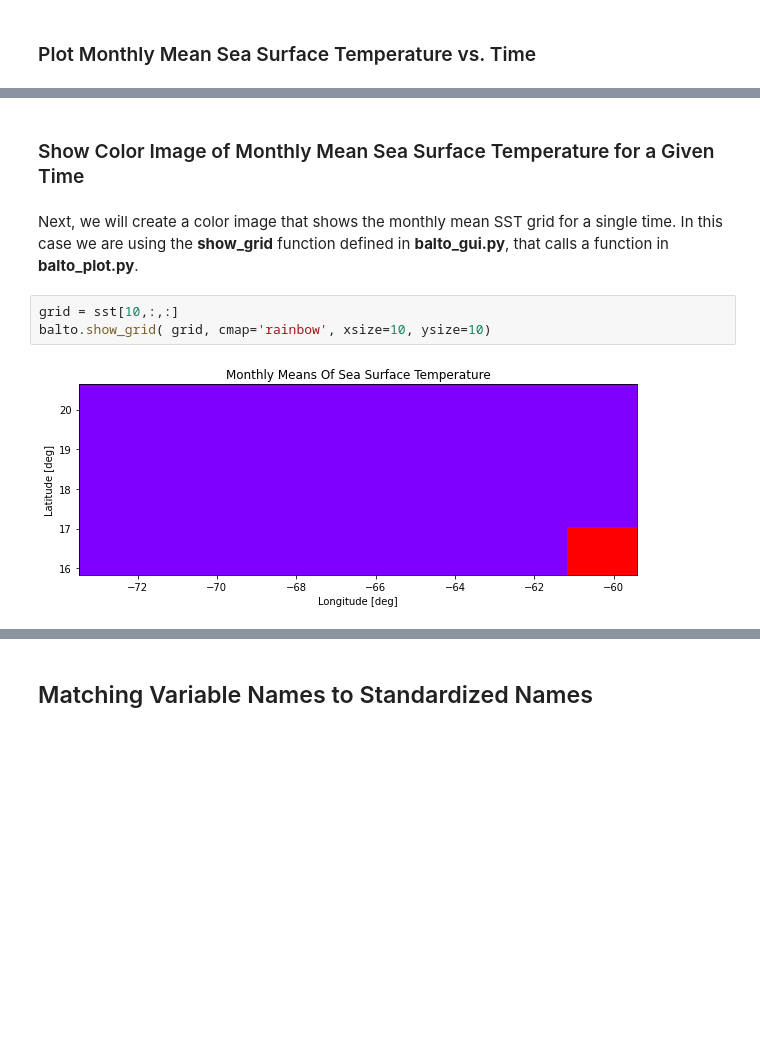
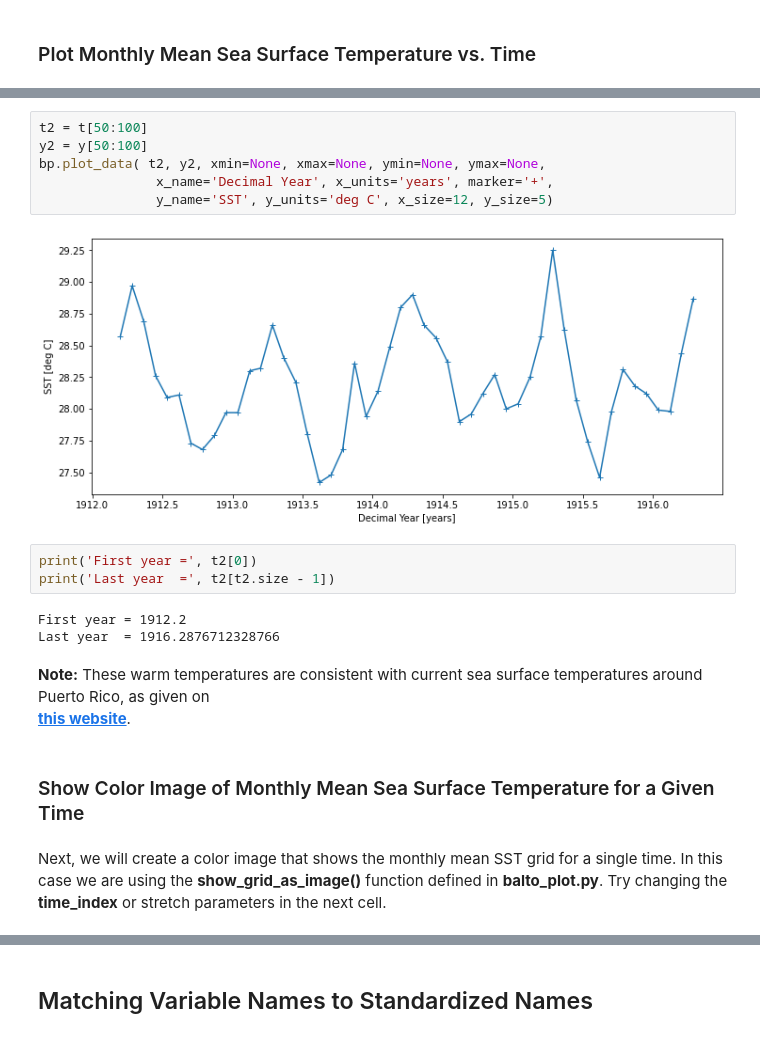
Before and after one commit to peckhams/balto_gui, a Jupyter notebook: BALTO_GUI_v2.ipynb, the cells around one changed output, grey strips where cells are left out. Saved outputs shown, nothing was run; the diff lists cells and outputs as text; blank space fills up the shorter version.

```diff
--- a/BALTO_GUI_v2.ipynb
+++ b/BALTO_GUI_v2.ipynb
@@ -153,9 +159,21 @@ Based on this plot, it looks like sea surface temperatures in this area have bee
+# %%
+t2 = t[50:100]
+y2 = y[50:100]
+bp.plot_data( t2, y2, xmin=None, xmax=None, ymin=None, ymax=None,
+               x_name='Decimal Year', x_units='years', marker='+',
+               y_name='SST', y_units='deg C', x_size=12, y_size=5)
+# %% [output]
+[figure, added]
+# %%
+print('First year =', t2[0])
+print('Last year  =', t2[t2.size - 1])
+# %% [output]
+First year = 1912.2
+Last year  = 1916.2876712328766
+# %% [markdown]
+<b>Note:</b>  These warm temperatures are consistent with current sea surface temperatures around Puerto Rico, as given on <br>
+[<b>this website</b>](https://seatemperature.info/puerto-rico-water-temperature.html).
 # %% [markdown]
 ### Show Color Image of Monthly Mean Sea Surface Temperature for a Given Time
 # %% [markdown]
-Next, we will create a color image that shows the monthly mean SST grid for a single time.  In this case we are using the <b>show_grid</b> function defined in <b>balto_gui.py</b>, that calls a function in <b>balto_plot.py</b>.
+Next, we will create a color image that shows the monthly mean SST grid for a single time.  In this case we are using the <b>show_grid_as_image()</b> function defined in <b>balto_plot.py</b>.  Try changing the <b>time_index</b> or stretch parameters in the next cell.
-# %%
-grid = sst[10,:,:]
-balto.show_grid( grid, cmap='rainbow', xsize=10, ysize=10)
-# %% [output]
-[figure, removed]
```
Also changed, not shown: parts of 13 cells of this notebook, 2 other files.
